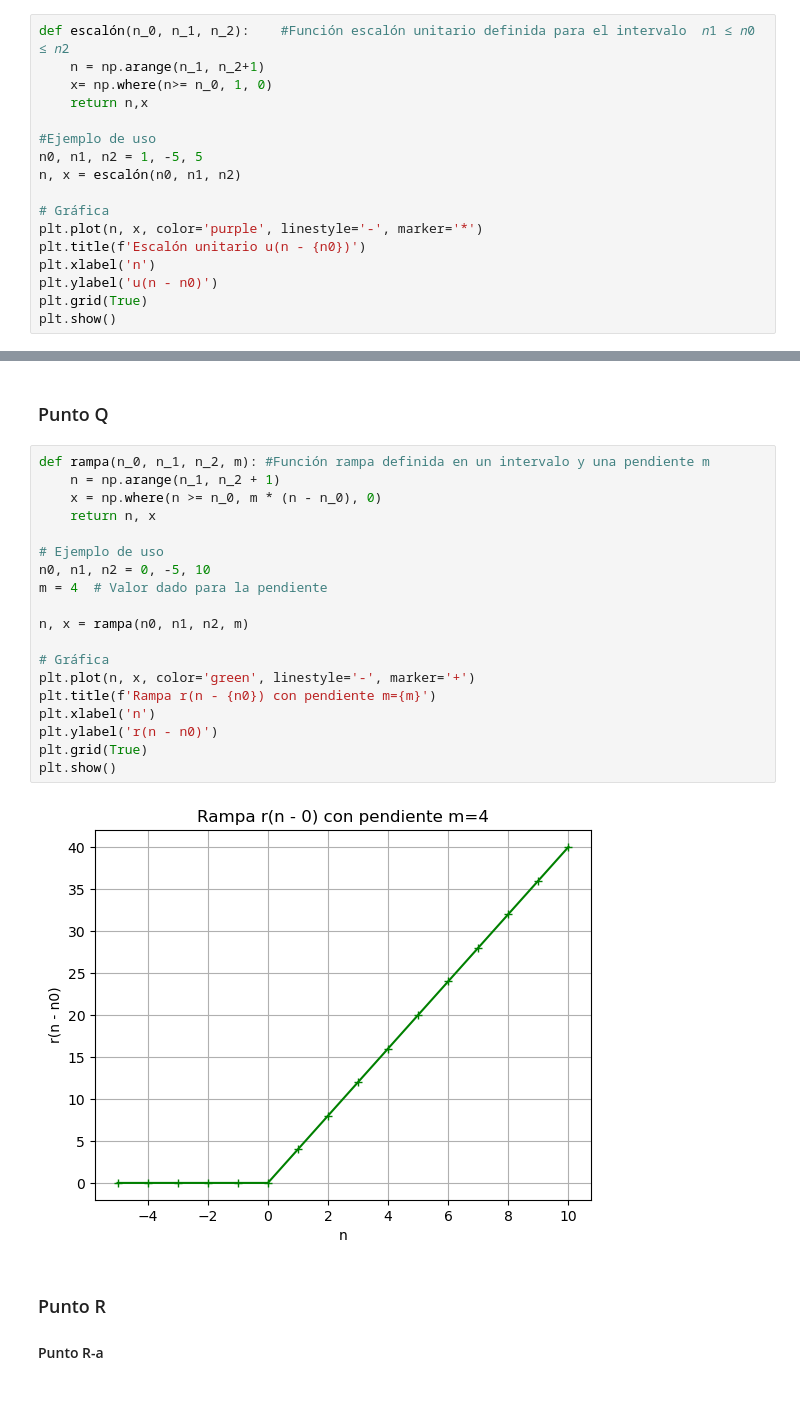
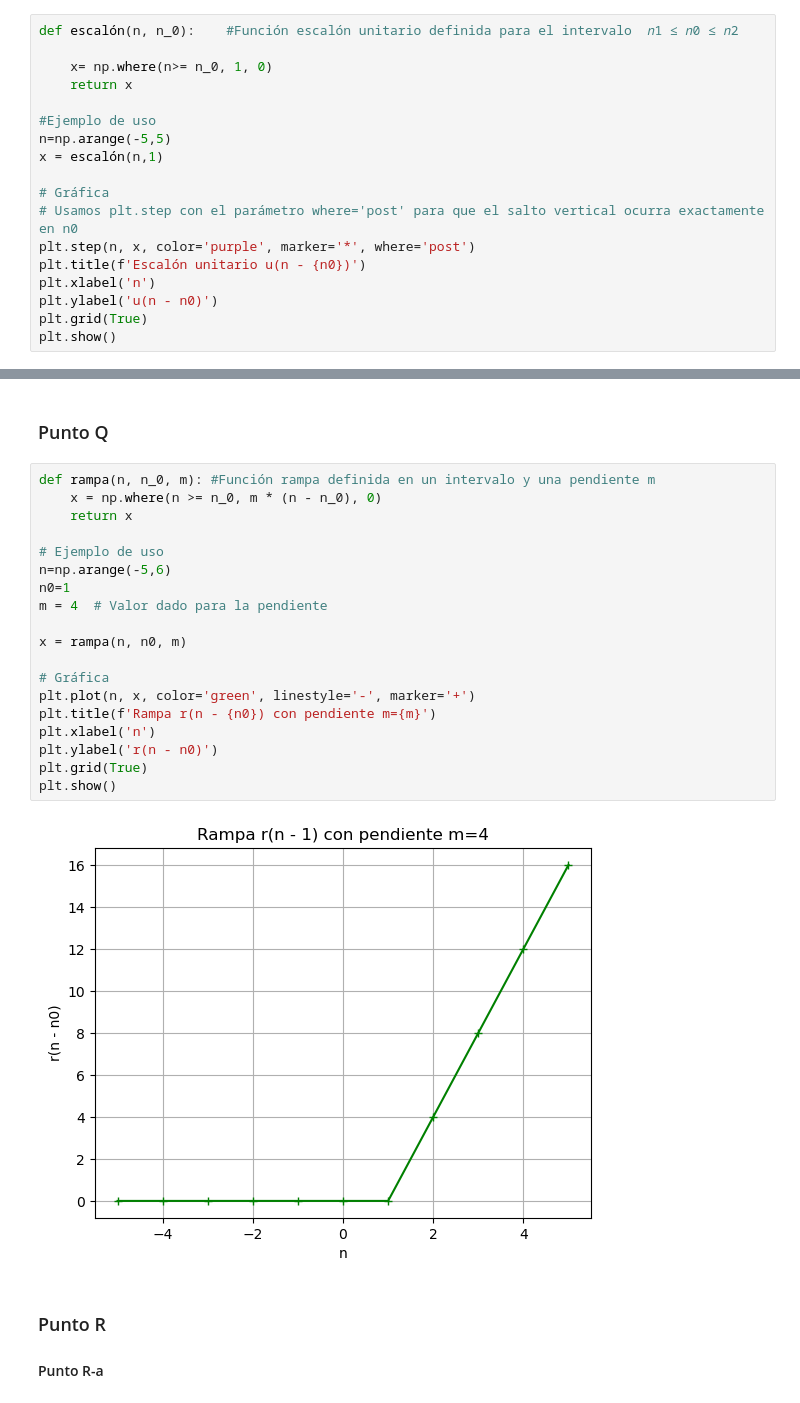
Before and after one commit to Lauren0407/Biosenales-LaurenCordero-AlmaOlea, a Jupyter notebook: Practica_01_Python/Taller1.ipynb, the cells around one changed output, grey strips where cells are left out. Drawn from its saved outputs; the diff is of its cells as text.

```diff
--- a/Practica_01_Python/Taller1.ipynb
+++ b/Practica_01_Python/Taller1.ipynb
@@ -139,17 +139,18 @@ Se tiene como una imagen dentro de la carpeta de github
 # %% [markdown]
 ### Punto P
 # %%
-def escalón(n_0, n_1, n_2):    #Función escalón unitario definida para el intervalo  𝑛1 ≤ 𝑛0 ≤ 𝑛2
-    n = np.arange(n_1, n_2+1)
+def escalón(n, n_0):    #Función escalón unitario definida para el intervalo  𝑛1 ≤ 𝑛0 ≤ 𝑛2
+
     x= np.where(n>= n_0, 1, 0)
-    return n,x
+    return x
 
 #Ejemplo de uso
-n0, n1, n2 = 1, -5, 5
-n, x = escalón(n0, n1, n2)
+n=np.arange(-5,5)
+x = escalón(n,1)
 
 # Gráfica
-plt.plot(n, x, color='purple', linestyle='-', marker='*')
+# Usamos plt.step con el parámetro where='post' para que el salto vertical ocurra exactamente en n0
+plt.step(n, x, color='purple', marker='*', where='post')
 plt.title(f'Escalón unitario u(n - {n0})')
 plt.xlabel('n')
 plt.ylabel('u(n - n0)')
@@ -160,26 +161,26 @@ plt.show()
 # %% [markdown]
 ### Punto Q
 # %%
-def rampa(n_0, n_1, n_2, m): #Función rampa definida en un intervalo y una pendiente m
-    n = np.arange(n_1, n_2 + 1)
+def rampa(n, n_0, m): #Función rampa definida en un intervalo y una pendiente m
     x = np.where(n >= n_0, m * (n - n_0), 0)
-    return n, x
+    return x
 
 # Ejemplo de uso
-n0, n1, n2 = 0, -5, 10
+n=np.arange(-5,6)
+n0=1
 m = 4  # Valor dado para la pendiente
 
-n, x = rampa(n0, n1, n2, m)
+x = rampa(n, n0, m)
 
 # Gráfica
 plt.plot(n, x, color='green', linestyle='-', marker='+')
 plt.title(f'Rampa r(n - {n0}) con pendiente m={m}')
 plt.xlabel('n')
 plt.ylabel('r(n - n0)')
 plt.grid(True)
 plt.show()
 # %% [output]
-[figure, old version]
+[figure, new version]
 # %% [markdown]
 ### Punto R
 
```
Also changed, not shown: parts of 7 cells of this notebook.
